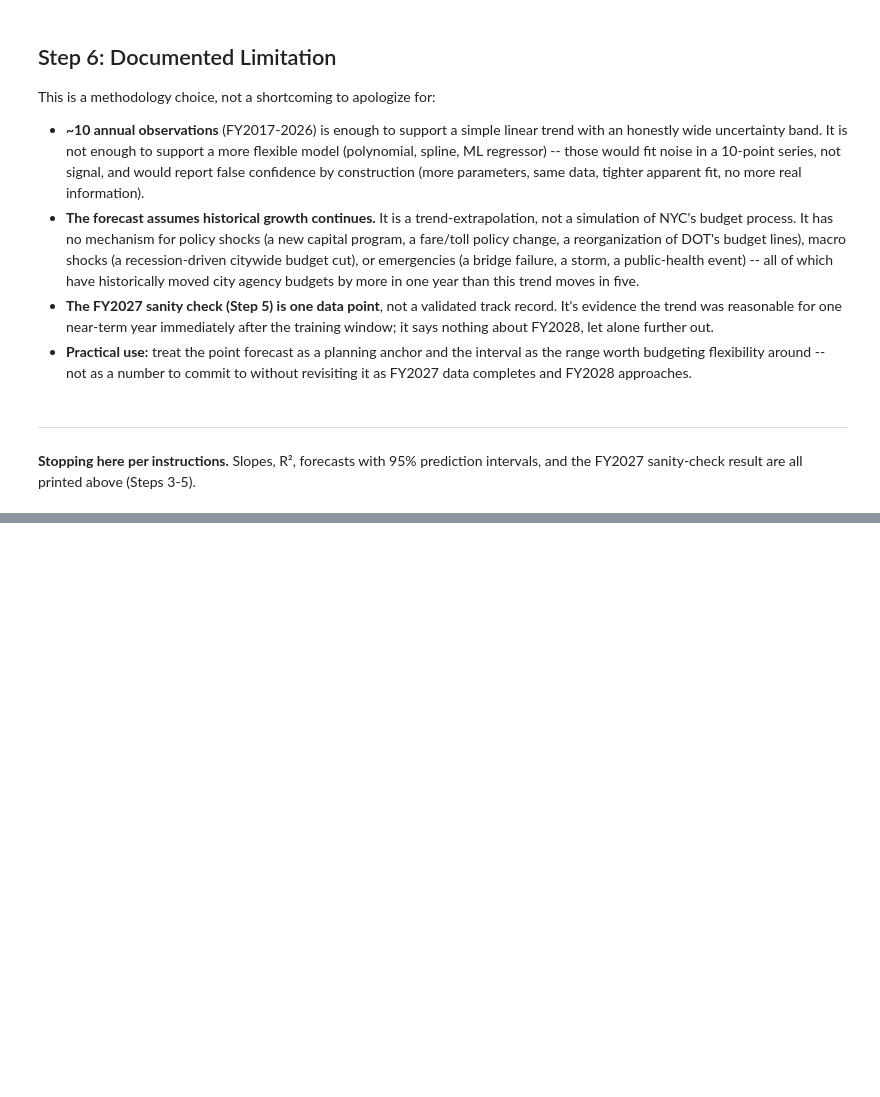
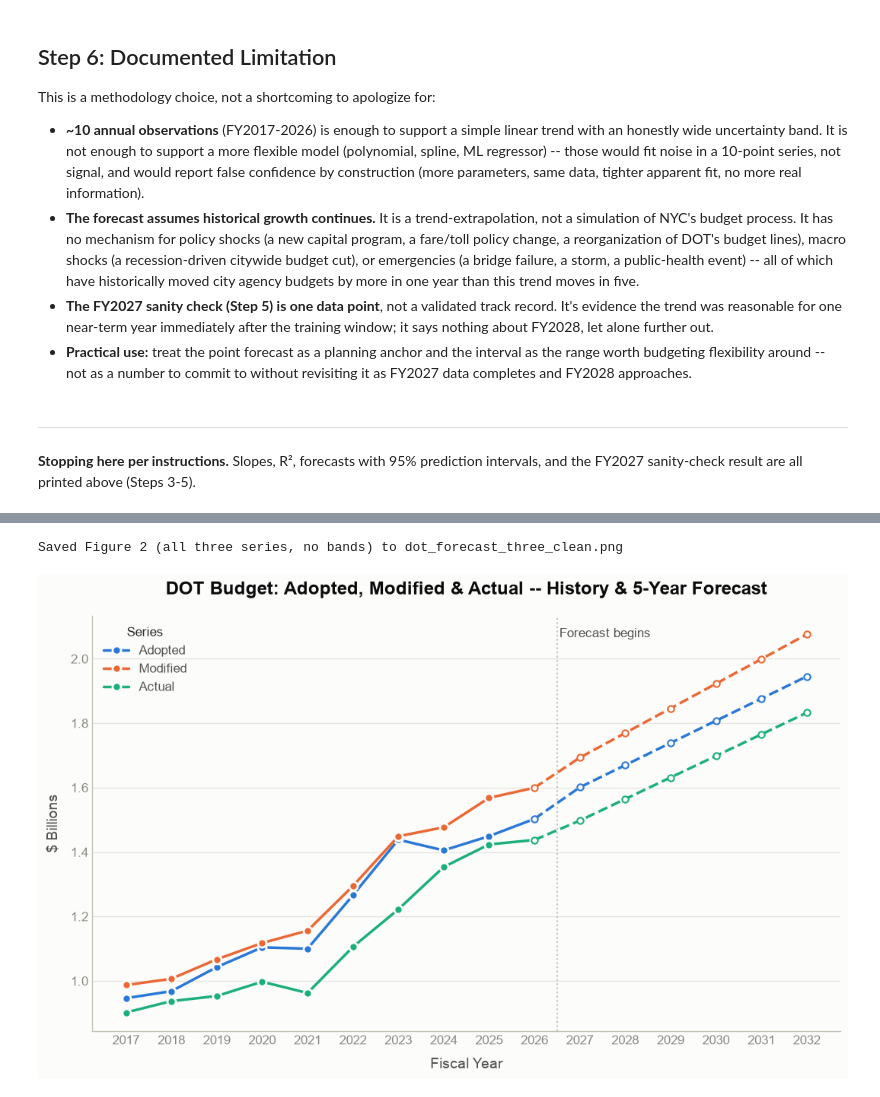
Before and after one commit to lindali-huishan/Budget_Allocation, a Jupyter notebook: dot_forecast.ipynb, the cells around one changed output, grey strips where cells are left out. Drawn from its saved outputs; the diff is of its cells as text; code cells hidden in the pictures; blank space fills up the shorter version.

Commit message:
Replace cluttered forecast chart with two clean figures (Modified focus + 3-series)

```diff
--- a/dot_forecast.ipynb
+++ b/dot_forecast.ipynb
@@ -380,0 +410,14 @@ above (Steps 3-5).
+# %%
+table_rows = []
+for year in EXTENDED_YEARS_TABLE:
+    row = {"fiscal_year": year}
+    for col in SERIES_COLS:
+        fc = extended_fits[col]["forecast"].set_index("fiscal_year").loc[year]
+        row[f"{col}_point"] = fc["point_forecast"]
+        row[f"{col}_low95"] = fc["lower_95"]
+        row[f"{col}_high95"] = fc["upper_95"]
+    table_rows.append(row)
+
+extended_table = pd.DataFrame(table_rows)
+print("FY2028-2032 point forecasts with 95% prediction intervals (year x series):")
+extended_table
@@ -380,0 +584,61 @@ above (Steps 3-5).
+# %%
+fig2, ax2 = plt.subplots(figsize=(11, 7), facecolor=SURFACE)
+ax2.set_facecolor(SURFACE)
+
+for col, color in SERIES.items():
+    # Historical: solid + markers
+    ax2.plot(
+        train_table["fiscal_year"], train_table[col] / 1e9,
+        color=color, linewidth=2.5, marker="o", markersize=8,
+        markerfacecolor=color, markeredgecolor=SURFACE, markeredgewidth=2,
+        label=col.capitalize(), zorder=3,
+    )
+
+    # Forecast: dashed, same continuity anchor as Figure 1, no shaded band
+    fc = extended_fits[col]["forecast"].set_index("fiscal_year")
+    last_hist_value_c = train_table.loc[train_table["fiscal_year"] == last_hist_year, col].iloc[0]
+    fx = [last_hist_year] + EXTENDED_YEARS_PLOT
+    fy = [last_hist_value_c] + list(fc.loc[EXTENDED_YEARS_PLOT, "point_forecast"])
+    ax2.plot(
+        fx, np.array(fy) / 1e9,
+        color=color, linewidth=2.5, linestyle="--", marker="o", markersize=6,
+        markerfacecolor=SURFACE, markeredgecolor=color, markeredgewidth=1.5,
+        zorder=3,
+    )
+
+# Same forecast divider as Figure 1
+ax2.axvline(last_hist_year + 0.5, color=BASELINE, linewidth=1.5, linestyle=":", zorder=2)
+ax2.text(
+    last_hist_year + 0.55, 0.97, "Forecast begins",
+    transform=ax2.get_xaxis_transform(),
+    color=INK_SECONDARY, fontsize=12, va="top", ha="left",
+)
+
+ax2.set_xlabel("Fiscal Year", fontsize=14, color=INK_SECONDARY, labelpad=10)
+ax2.set_ylabel("$ Billions", fontsize=14, color=INK_SECONDARY, labelpad=10)
+ax2.set_title(
+    "DOT Budget: Adopted, Modified & Actual -- History & 5-Year Forecast",
+    fontsize=17, fontweight="bold", color=INK_PRIMARY, pad=20,
+)
+ax2.set_xticks(list(train_table["fiscal_year"]) + EXTENDED_YEARS_PLOT)
+ax2.tick_params(labelsize=12, colors=INK_MUTED)
+
+ax2.grid(axis="y", color=GRIDLINE, linewidth=1, alpha=0.8)
+ax2.grid(axis="x", visible=False)
+ax2.set_axisbelow(True)
+for spine_name in ("top", "right"):
+    ax2.spines[spine_name].set_visible(False)
+for spine_name in ("left", "bottom"):
+    ax2.spines[spine_name].set_color(BASELINE)
+
+ax2.legend(fontsize=12, frameon=False, loc="upper left", labelcolor=INK_SECONDARY, title="Series", title_fontsize=12)
+
+fig2.tight_layout(pad=2)
+
+THREE_CLEAN_PATH = "dot_forecast_three_clean.png"
+fig2.savefig(THREE_CLEAN_PATH, dpi=150, facecolor=SURFACE)
+print(f"Saved Figure 2 (all three series, no bands) to {THREE_CLEAN_PATH}")
+plt.show()
+# %% [output]
+Saved Figure 2 (all three series, no bands) to dot_forecast_three_clean.png
+[figure, added]
```
Also changed, not shown: parts of 11 cells of this notebook, 2 other files.
